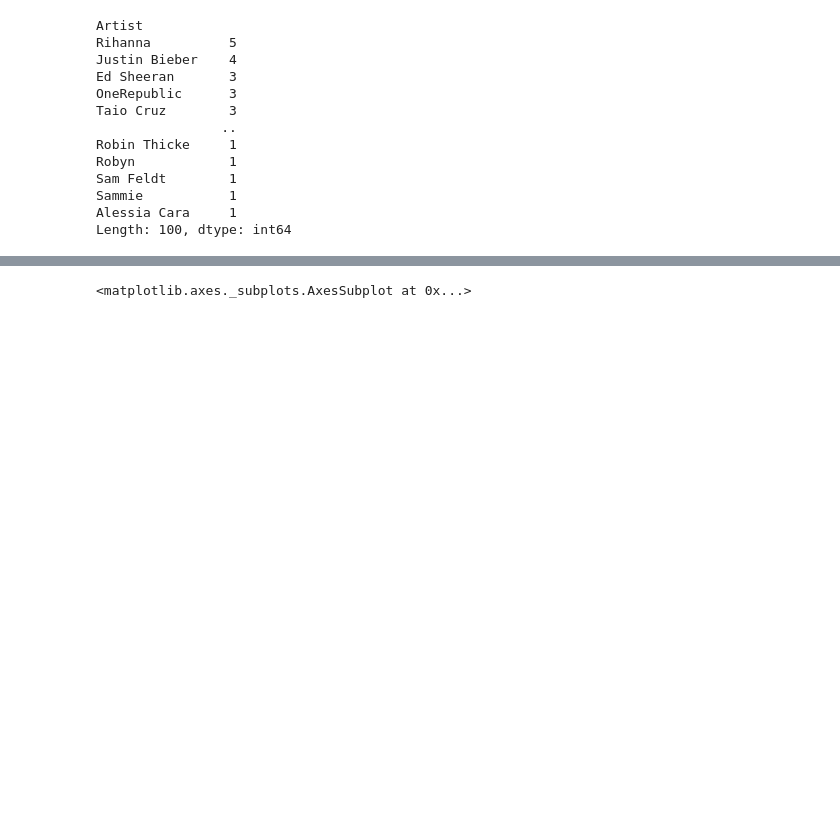
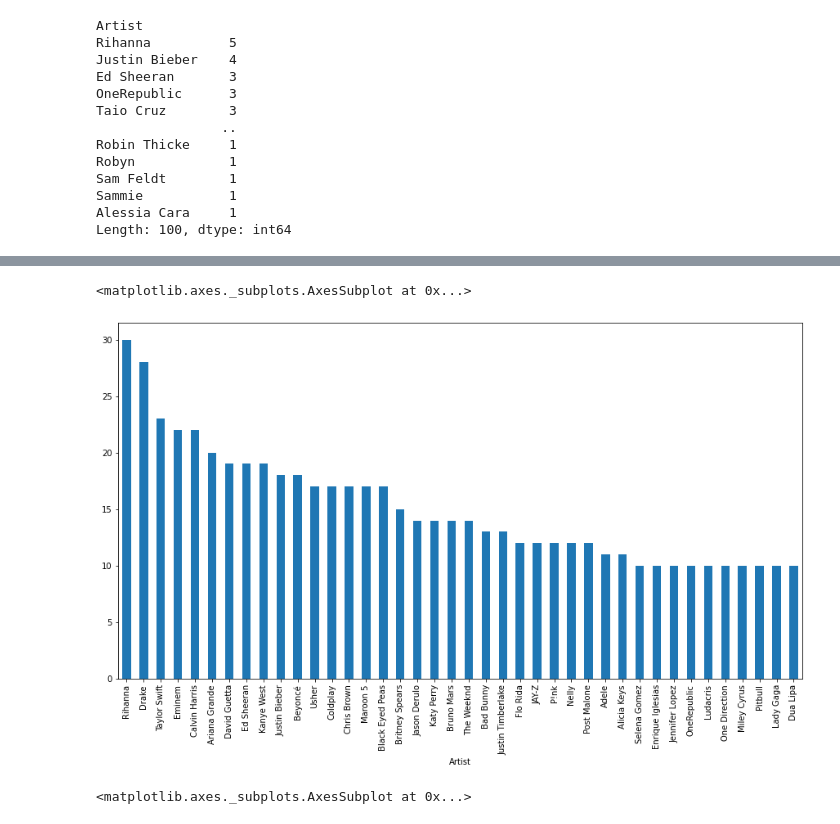
Before and after one commit to TinTesla/Project-3, a Jupyter notebook: Project-3-music-analysis.ipynb, the cells around one changed output, grey strips where cells are left out. Saved outputs shown, nothing was run; the diff lists cells and outputs as text; code cells hidden in the pictures; blank space fills up the shorter version.

```diff
--- a/Project-3-music-analysis.ipynb
+++ b/Project-3-music-analysis.ipynb
@@ -94,0 +136,5 @@ Length: 100, dtype: int64
+# %%
+# Getting the number of times an artist has appeared on the charts
+all_number_of_times = spotify_data.pivot_table(index = ['Artist'], aggfunc ='size')
+all_number_of_times_descending = all_number_of_times.sort_values(ascending=False)
+all_number_of_times_descending
@@ -94,0 +155,4 @@ Length: 100, dtype: int64
+# %%
+# Getting the top 40 artists that has appeared the most on the charts (10 times or more)
+top40_all_time = all_number_of_times_descending.nlargest(n=40)
+top40_all_time
@@ -95,3 +177,8 @@ Length: 100, dtype: int64
+# %%
+top40_all_time.plot.bar(figsize = (15, 8))
+# %% [output]
+<matplotlib.axes._subplots.AxesSubplot at 0x...>
+[figure, added]
 # %%
 # Thoughts/Draft
 # %%
```
Also changed, not shown: parts of 9 cells of this notebook.
